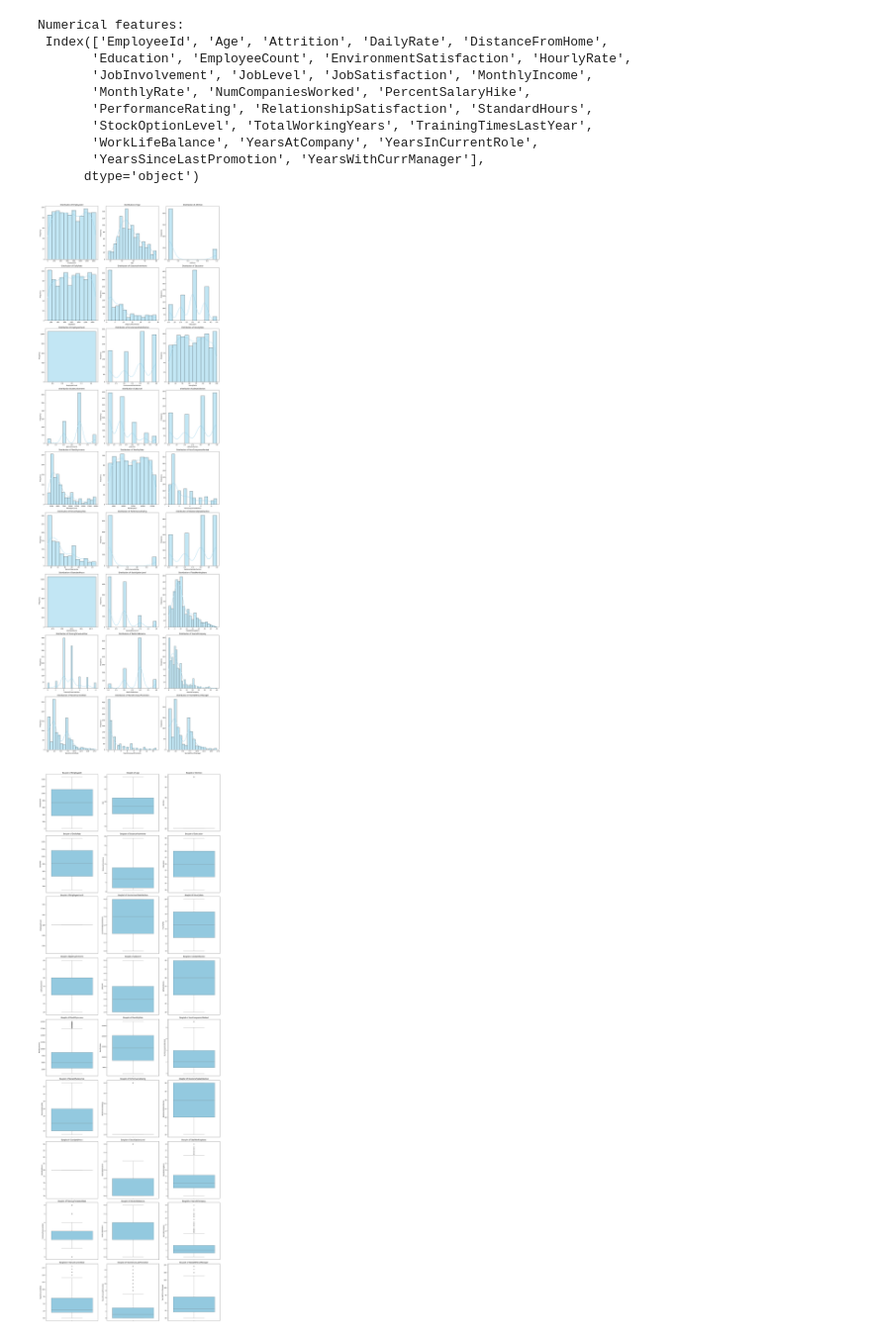
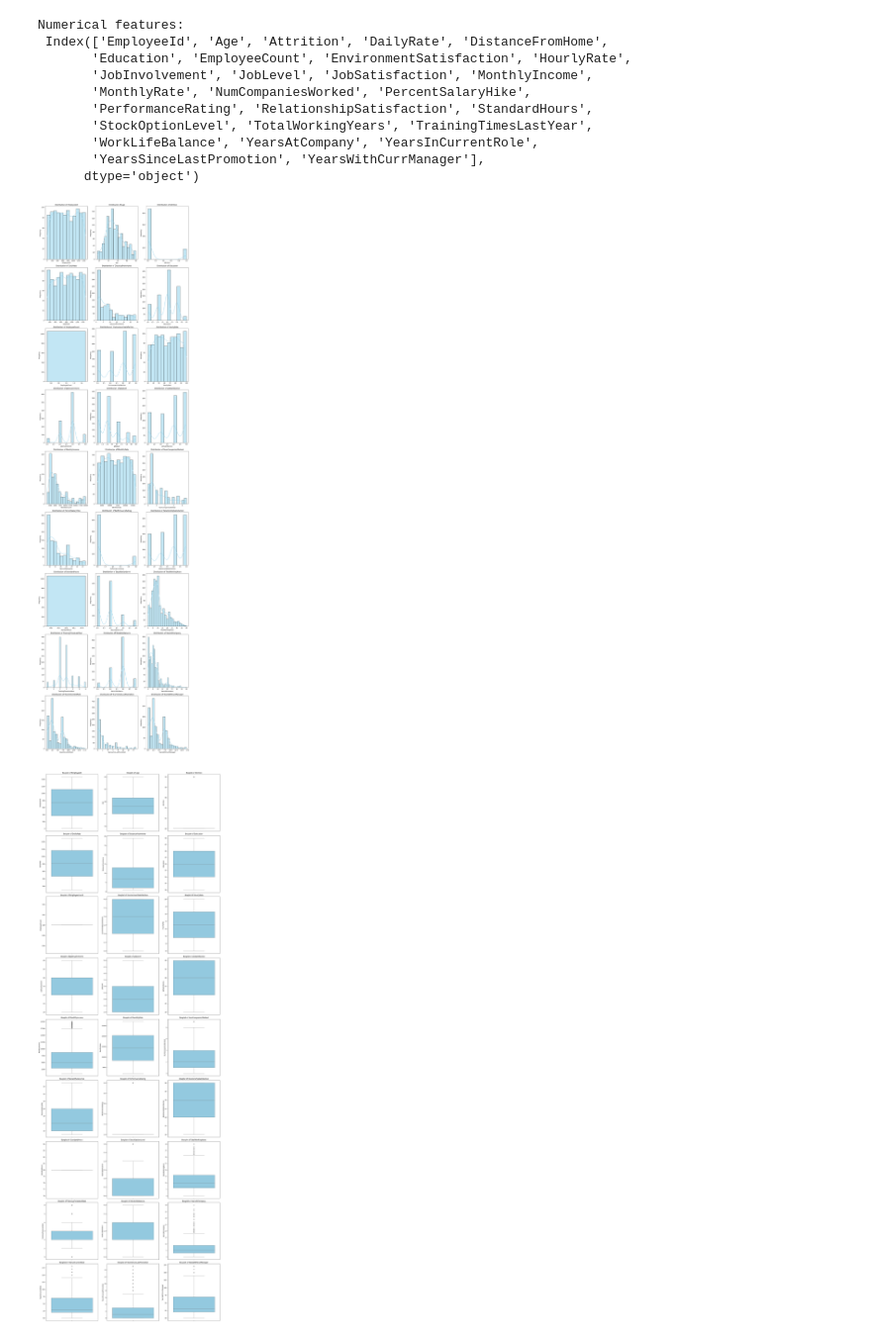
Before and after one commit to Sulbae/HR-Dashboard, a Jupyter notebook: notebook.ipynb, the cells around one changed output. Shown at 99% size. Saved outputs shown, nothing was run; the diff lists cells and outputs as text; code cells hidden in the pictures.

```diff
--- a/notebook.ipynb
+++ b/notebook.ipynb
@@ -174,21 +174,21 @@ Numerical features:
 # %%
 # histogram
 n_cols = len(numerical_features)
 n_rows = (n_cols + 2) // 3
 
-fig, axes = plt.subplots(n_rows, 3, figsize=(18, 6 * n_rows))
+fig, axes = plt.subplots(n_rows, 3, figsize=(15, 6 * n_rows))
 axes = axes.flatten()
 
 for idx, col in enumerate(numerical_features):
     sns.histplot(df[col], kde=True, ax=axes[idx], color='skyblue')
     axes[idx].set_title(f'Distribution of {col}')
     axes[idx].set_xlabel(col)
     axes[idx].set_ylabel('Frequency')
 
 plt.tight_layout()
 plt.show()
 # %% [output]
-[figure, old version]
+[figure, new version]
 # %%
 # Periksa outlier
 n_cols = len(numerical_features)
```
Also changed, not shown: parts of 2 cells of this notebook.
